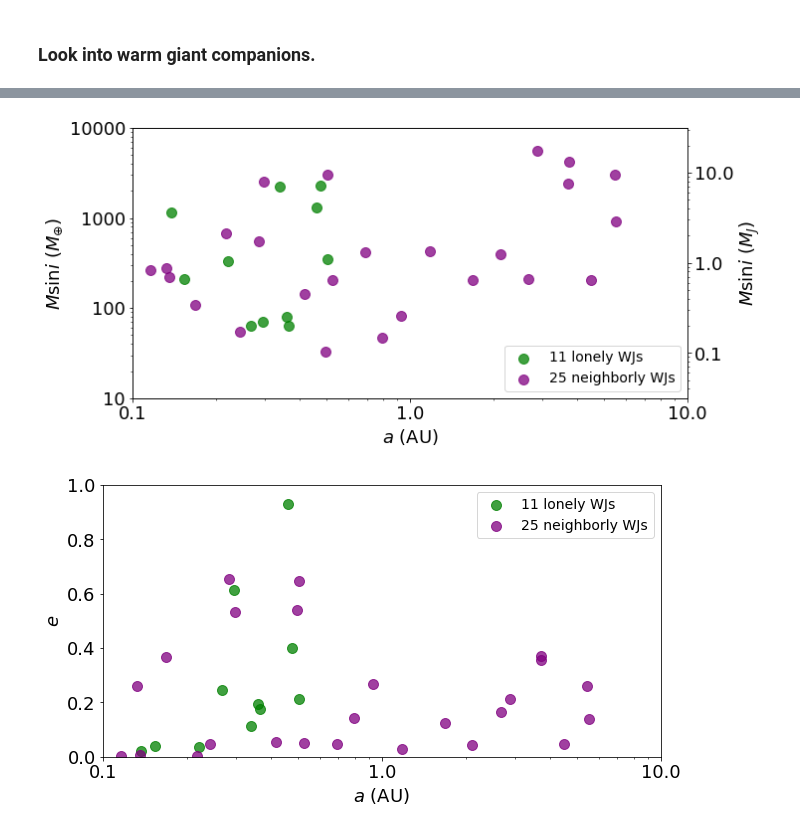
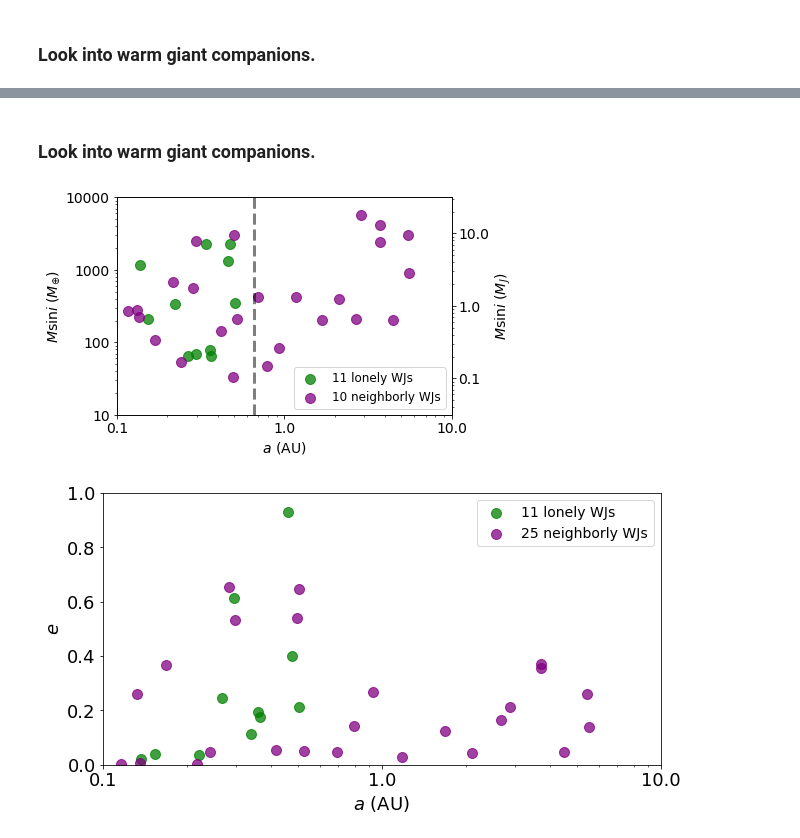
Before and after one commit to leerosenthalj/CLSIV, a Jupyter notebook: Notebook_Axis.ipynb, the cells around one changed output, grey strips where cells are left out. Cells and saved outputs as stored; diff of their text form; code cells hidden in the pictures.

```diff
--- a/Notebook_Axis.ipynb
+++ b/Notebook_Axis.ipynb
@@ -264,6 +325,8 @@ giants_single_trend_yes
+# %% [markdown]
+### Look into warm giant companions.
 # %%
-matplotlib.rcParams.update({'font.size': 18})
-fig, ax = plt.subplots(figsize=(10, 5))
+matplotlib.rcParams.update({'font.size': 14})
+fig, ax = plt.subplots()#(figsize=(10, 5))
 
 ax.set_xscale('log')
 ax.set_yscale('log')
@@ -271,39 +334,40 @@ ax.set_xticks((0.1, 1, 10))
 ax.set_yticks((1, 10, 100, 1000, 10000))
 ax.get_xaxis().set_major_formatter(matplotlib.ticker.ScalarFormatter())
 ax.get_xaxis().set_minor_formatter(matplotlib.ticker.NullFormatter())
 ax.get_yaxis().set_major_formatter(matplotlib.ticker.ScalarFormatter())
 ax.get_yaxis().set_minor_formatter(matplotlib.ticker.NullFormatter())
 
 ax2 = ax.twinx()
 ax2.set_yscale('log')
 ax2.set_yticks((0.1, 1, 10, 100))
 ax2.get_xaxis().set_major_formatter(matplotlib.ticker.ScalarFormatter())
 ax2.get_xaxis().set_minor_formatter(matplotlib.ticker.NullFormatter())
 ax2.get_yaxis().set_major_formatter(matplotlib.ticker.ScalarFormatter())
 ax2.get_yaxis().set_minor_formatter(matplotlib.ticker.NullFormatter())
 
-matplotlib.rcParams.update({'font.size': 18})
+matplotlib.rcParams.update({'font.size': 14})
 
 ax.scatter(warmys_single.axis_med, 317.8*warmys_single.mass_med, c='g', s=100, alpha=0.75,
-           label='{} lonely WJs'.format(len(warmys_single)))
+           label='{} lonely WJs'.format(len(np.unique(warmys_single.hostname))))
 ax.scatter(warmys_multi.axis_med, 317.8*warmys_multi.mass_med, s=100, c='purple', alpha=0.75,
-           label='{} neighborly WJs'.format(len(warmys_multi)))
+           label='{} neighborly WJs'.format(len(np.unique(warmys_multi.hostname))))
+ax.axvline(0.66, c='black', lw=3, ls='--', alpha=0.5)
+
 ax.set_xlim([0.1, 10])
 ax.set_ylim([10, 10000])
 
 ymin, ymax = ax.get_ylim()
 ax2.set_ylim((ymin/317.8,ymax/317.8))
 ax2.plot([],[])
 
-matplotlib.rcParams.update({'font.size': 16})
 ax.set_xlabel(r'$a$ (AU)')
 ax.set_ylabel(r'$M$sin$i$ ($M_{\oplus}$)')
 ax2.set_ylabel(r'$M$sin$i$ ($M_J$)')
-ax.legend(loc=4, fontsize=14)
+ax.legend(loc=4, fontsize=12)
 
 fig.savefig('plots/m_a_scatter_warmies.pdf', bbox_inches='tight')
 # %% [output]
-[figure, old version]
+[figure, new version]
 # %%
 matplotlib.rcParams.update({'font.size': 18})
 fig, ax = plt.subplots(figsize=(10, 5))
```
Also changed, not shown: parts of 24 cells of this notebook, 1 other file.
